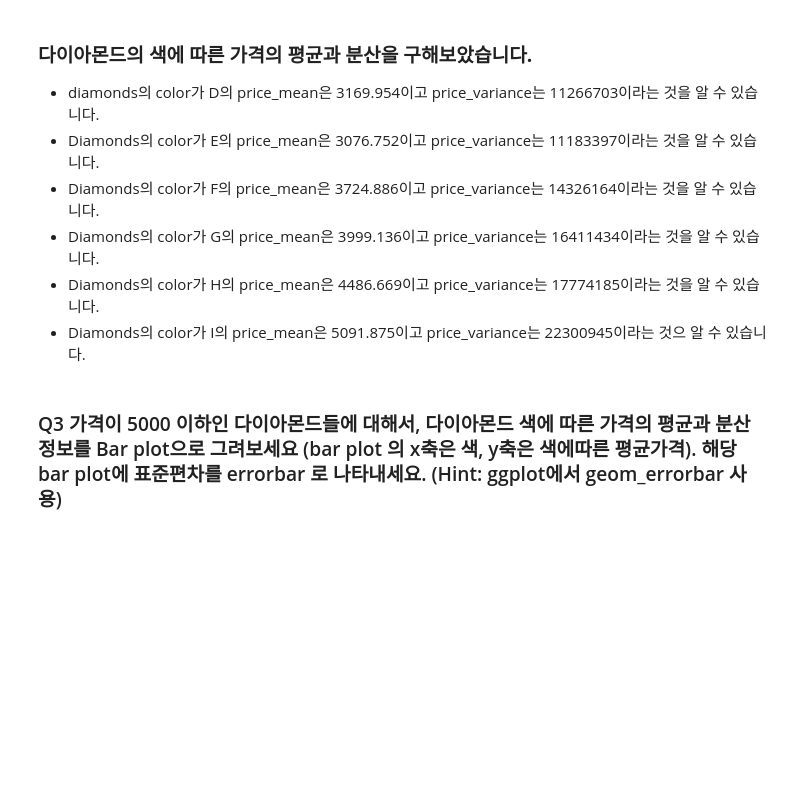
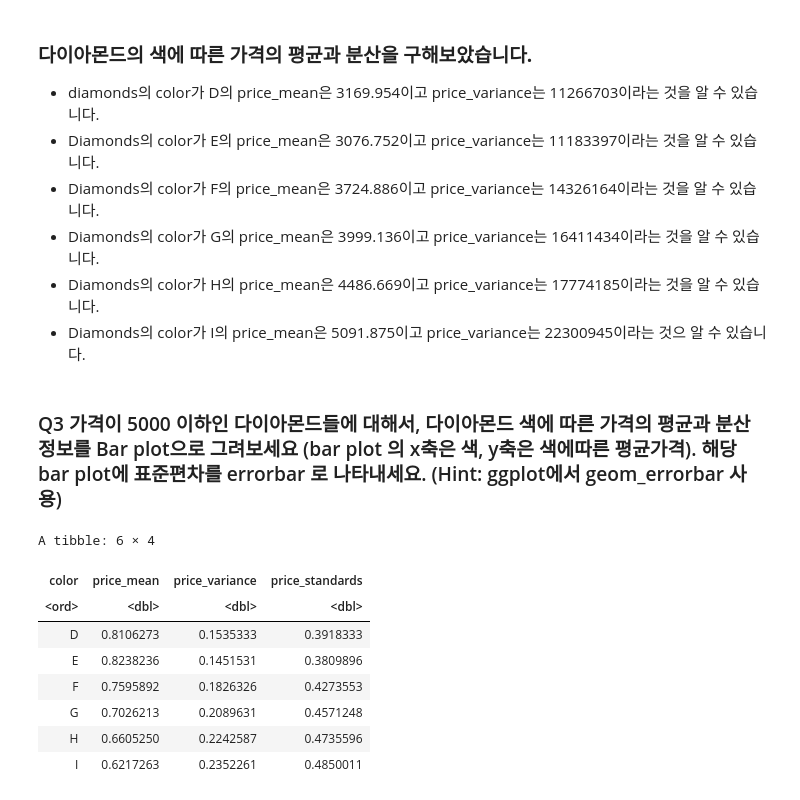
Before and after one commit to kcw0331/Environmental-Health-Big-Data-Analysis, a Jupyter notebook: 과제2/HW2.ipynb, the cells around one changed output. Saved outputs shown, nothing was run; the diff lists cells and outputs as text; code cells hidden in the pictures; blank space fills up the shorter version.

```diff
--- a/과제2/HW2.ipynb
+++ b/과제2/HW2.ipynb
@@ -106,5 +106,19 @@ A tibble: 6 × 4
 - Diamonds의 color가 I의 price_mean은	5091.875이고 price_variance는	22300945이라는 것으 알 수 있습니다.
 # %% [markdown]
 ### Q3 가격이 5000 이하인 다이아몬드들에 대해서, 다이아몬드 색에 따른 가격의 평균과 분산 정보를 Bar plot으로 그려보세요 (bar plot 의 x축은 색, y축은 색에따른 평균가격). 해당 bar plot에 표준편차를 errorbar 로 나타내세요. (Hint: ggplot에서 geom_errorbar 사용)
+# %%
+diamonds %>% group_by(color) %>%
+  #filter(price <= 5000) %>%
+  summarise(price_mean = mean(price <= 5000, na.rm = TRUE), price_variance = var(price <= 5000, na.rm = TRUE), price_standards = sd(price <= 5000, na.rm = TRUE)) %>% head()
+# %% [output]
+A tibble: 6 × 4
+| color | price_mean | price_variance | price_standards |
+| <ord> | <dbl> | <dbl> | <dbl> |
+| D | 0.8106273 | 0.1535333 | 0.3918333 |
+| E | 0.8238236 | 0.1451531 | 0.3809896 |
+| F | 0.7595892 | 0.1826326 | 0.4273553 |
+| G | 0.7026213 | 0.2089631 | 0.4571248 |
+| H | 0.6605250 | 0.2242587 | 0.4735596 |
+| I | 0.6217263 | 0.2352261 | 0.4850011 |
 # %%
 diamonds %>% group_by(color) %>%
```
Also changed, not shown: parts of 3 cells of this notebook.
